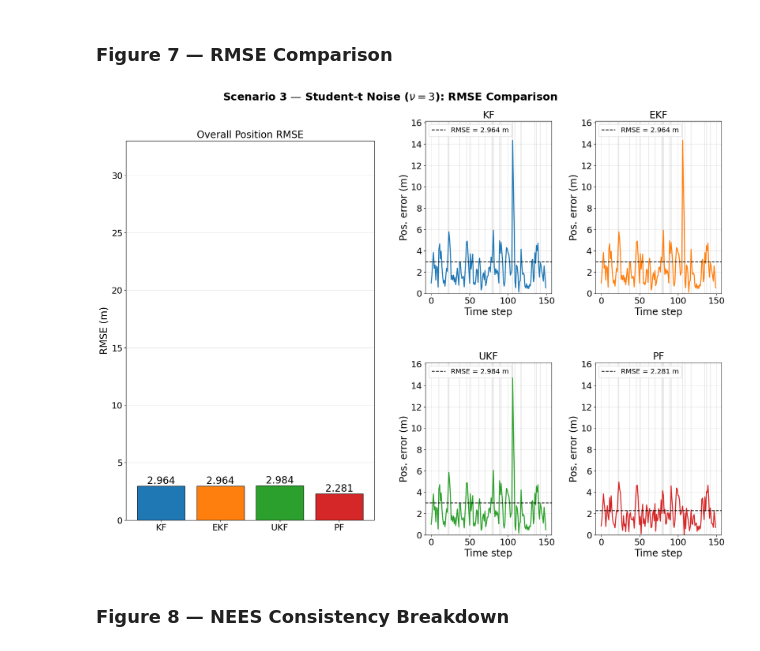
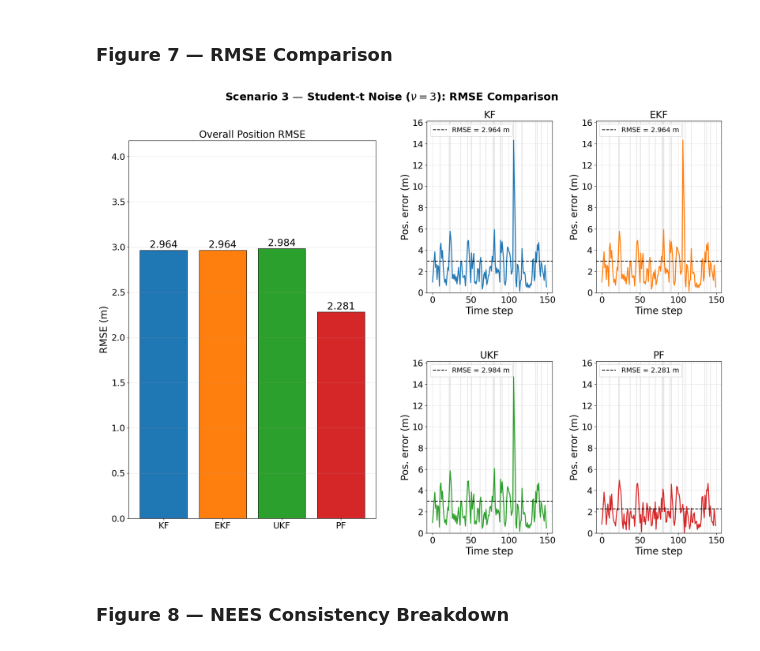
Before and after one commit to Moyin3/Dissertation, a Jupyter notebook: comparative_analysis.ipynb, the cells around one changed output. Cells and saved outputs as stored; diff of their text form; code cells hidden in the pictures.

Commit message:
Fix S3 bar chart ylim: use own scale not shared S3/S4 limit
Co-Authored-By: Claude Sonnet 4.6 <noreply@anthropic.com>

```diff
--- a/comparative_analysis.ipynb
+++ b/comparative_analysis.ipynb
@@ -769,35 +769,35 @@ fig = plt.figure(figsize=(20, 14))
 ax_bar = fig.add_subplot(1, 2, 1)
 bars = ax_bar.bar(FILTERS, [overall3[f] for f in FILTERS],
                   color=[COLORS[f] for f in FILTERS], edgecolor='k', lw=0.9)
 for bar, f in zip(bars, FILTERS):
     ax_bar.text(bar.get_x()+bar.get_width()/2, bar.get_height()+0.005,
                 f'{overall3[f]:.3f}', ha='center', va='bottom', fontsize=FS)
 ax_bar.set_ylabel('RMSE (m)'); ax_bar.set_title('Overall Position RMSE')
 ax_bar.grid(True, axis='y', alpha=0.3)
-rmse_ylim = RMSE_S3S4_YLIM
+rmse_ylim = max(overall3.values()) * 1.4
 ax_bar.set_ylim(0, rmse_ylim)
 
 # Right: 2×2 per-filter position error with outlier shading
 panel_ylim = max(pos_err_ts(est3[f], true_states_3).max() for f in FILTERS) * 1.1
 gs_right = fig.add_gridspec(2, 2, left=0.55, right=0.97, top=0.92, bottom=0.08,
                               hspace=0.40, wspace=0.35)
 for idx, f in enumerate(FILTERS):
     ax = fig.add_subplot(gs_right[idx//2, idx%2])
     err = pos_err_ts(est3[f], true_states_3)
     rmse_f = np.sqrt(np.mean(err**2))
     for k in outlier_steps:
         ax.axvspan(k-0.5, k+0.5, color='grey', alpha=0.18, lw=0)
     ax.plot(t3, err, color=COLORS[f], lw=2.0)
     ax.axhline(rmse_f, color='k', ls='--', lw=1.6, label=f'RMSE = {rmse_f:.3f} m')
     ax.set_title(f); ax.set_xlabel('Time step'); ax.set_ylabel('Pos. error (m)')
     ax.legend(fontsize=FS_LEG-2); ax.grid(True, alpha=0.3)
     ax.set_ylim(0, panel_ylim)
 
 fig.suptitle(f'Scenario 3 — Student-t Noise ($\\nu={NU}$): RMSE Comparison',
              fontweight='bold')
 plt.savefig('figures/s3_rmse.png'); plt.show()
 # %% [output]
-[figure, old version]
+[figure, new version]
 # %% [markdown]
 ### Figure 8 — NEES Consistency Breakdown
 # %%
```
Also changed, not shown: 1 other file.
